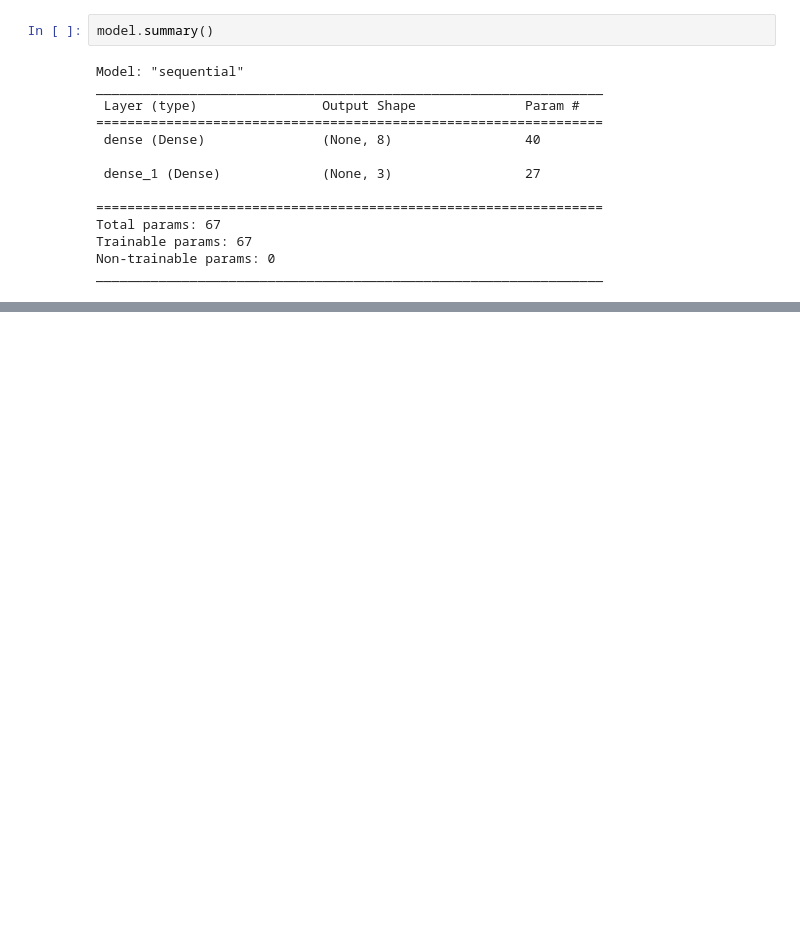
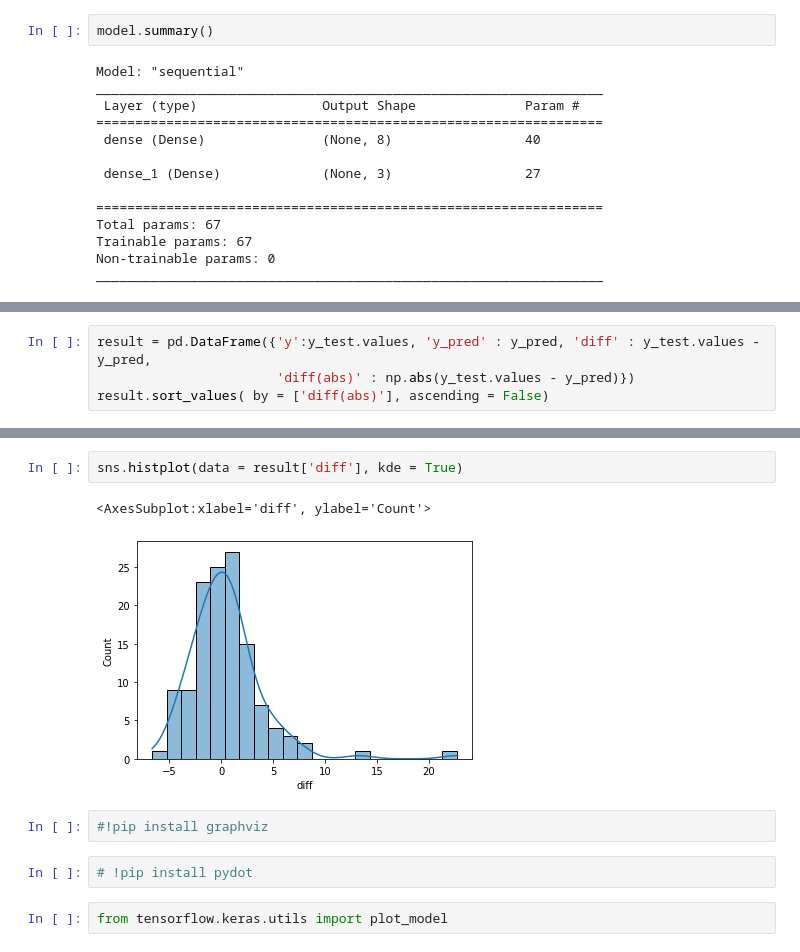
Before and after one commit to Aerimmm/-_rim, a Jupyter notebook: 인공신경망ANN.ipynb, the cells around one changed output, grey strips where cells are left out. Saved outputs shown, nothing was run; the diff lists cells and outputs as text; blank space fills up the shorter version.

```diff
--- a/인공신경망ANN.ipynb
+++ b/인공신경망ANN.ipynb
@@ -120,0 +279,4 @@ _________________________________________________________________
+# %%
+result = pd.DataFrame({'y':y_test.values, 'y_pred' : y_pred, 'diff' : y_test.values - y_pred,
+                       'diff(abs)' : np.abs(y_test.values - y_pred)})
+result.sort_values( by = ['diff(abs)'], ascending = False)
@@ -120,0 +297,11 @@ _________________________________________________________________
+# %%
+sns.histplot(data = result['diff'], kde = True)
+# %% [output]
+<AxesSubplot:xlabel='diff', ylabel='Count'>
+[figure, added]
+# %%
+#!pip install graphviz
+# %%
+# !pip install pydot
+# %%
+from tensorflow.keras.utils import plot_model
```
Also changed, not shown: parts of 27 cells of this notebook.
